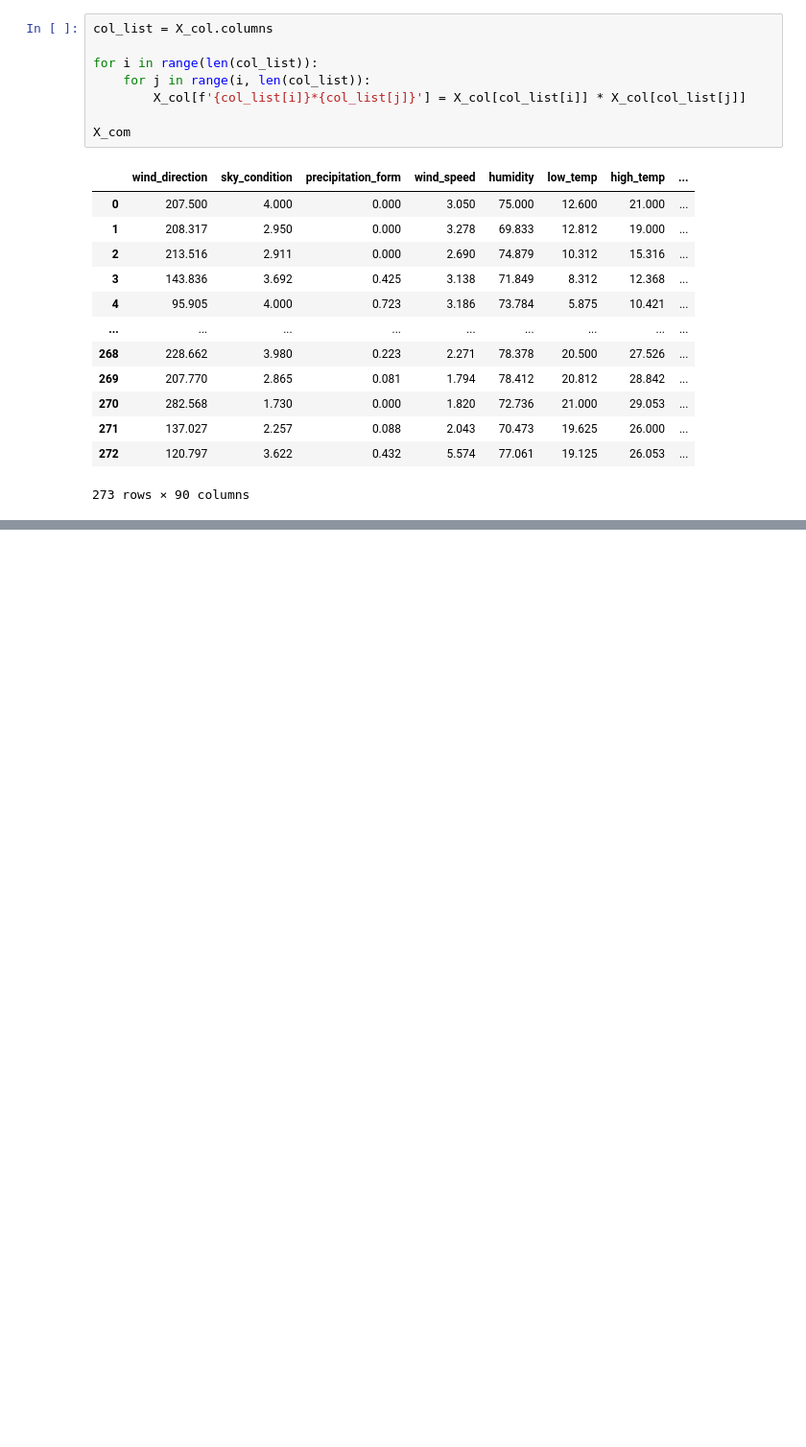
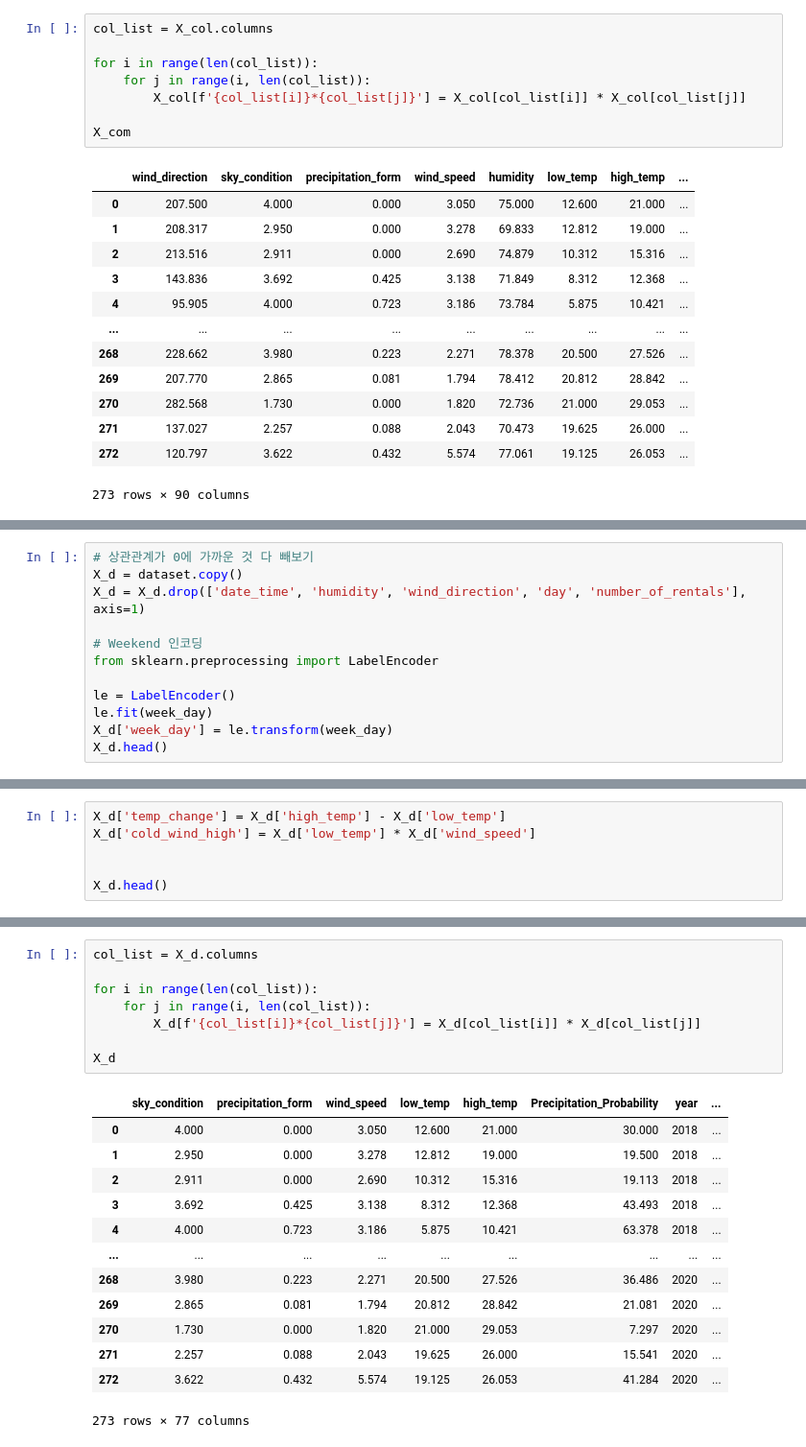
Before and after one commit to woogi123/data_analysis-ML, a Jupyter notebook: 서울시따릉이/Seoul_data_처리.ipynb, the cells around one changed output, grey strips where cells are left out. Shown at 96% size. Saved outputs shown, nothing was run; the diff lists cells and outputs as text; blank space fills up the shorter version.

```diff
--- a/서울시따릉이/Seoul_data_처리.ipynb
+++ b/서울시따릉이/Seoul_data_처리.ipynb
@@ -426,0 +463,12 @@ score
+# %%
+# 상관관계가 0에 가까운 것 다 빼보기
+X_d = dataset.copy()
+X_d = X_d.drop(['date_time', 'humidity', 'wind_direction', 'day', 'number_of_rentals'], axis=1)
+
+# Weekend 인코딩
+from sklearn.preprocessing import LabelEncoder
+
+le = LabelEncoder()
+le.fit(week_day)
+X_d['week_day'] = le.transform(week_day)
+X_d.head()
@@ -426,0 +482,6 @@ score
+# %%
+X_d['temp_change'] = X_d['high_temp'] - X_d['low_temp']
+X_d['cold_wind_high'] = X_d['low_temp'] * X_d['wind_speed']
+
+
+X_d.head()
@@ -426,0 +495,22 @@ score
+# %%
+col_list = X_d.columns
+
+for i in range(len(col_list)):
+    for j in range(i, len(col_list)):
+        X_d[f'{col_list[i]}*{col_list[j]}'] = X_d[col_list[i]] * X_d[col_list[j]]
+
+X_d
+# %% [output]
+|  | sky_condition | precipitation_form | wind_speed | low_temp | high_temp | Precipitation_Probability | year | ... |
+| 0 | 4.000 | 0.000 | 3.050 | 12.600 | 21.000 | 30.000 | 2018 | ... |
+| 1 | 2.950 | 0.000 | 3.278 | 12.812 | 19.000 | 19.500 | 2018 | ... |
+| 2 | 2.911 | 0.000 | 2.690 | 10.312 | 15.316 | 19.113 | 2018 | ... |
+| 3 | 3.692 | 0.425 | 3.138 | 8.312 | 12.368 | 43.493 | 2018 | ... |
+| 4 | 4.000 | 0.723 | 3.186 | 5.875 | 10.421 | 63.378 | 2018 | ... |
+| ... | ... | ... | ... | ... | ... | ... | ... | ... |
+| 268 | 3.980 | 0.223 | 2.271 | 20.500 | 27.526 | 36.486 | 2020 | ... |
+| 269 | 2.865 | 0.081 | 1.794 | 20.812 | 28.842 | 21.081 | 2020 | ... |
+| 270 | 1.730 | 0.000 | 1.820 | 21.000 | 29.053 | 7.297 | 2020 | ... |
+| 271 | 2.257 | 0.088 | 2.043 | 19.625 | 26.000 | 15.541 | 2020 | ... |
+| 272 | 3.622 | 0.432 | 5.574 | 19.125 | 26.053 | 41.284 | 2020 | ... |
+273 rows × 77 columns
```
Also changed, not shown: parts of 11 cells of this notebook, 1 other file.
